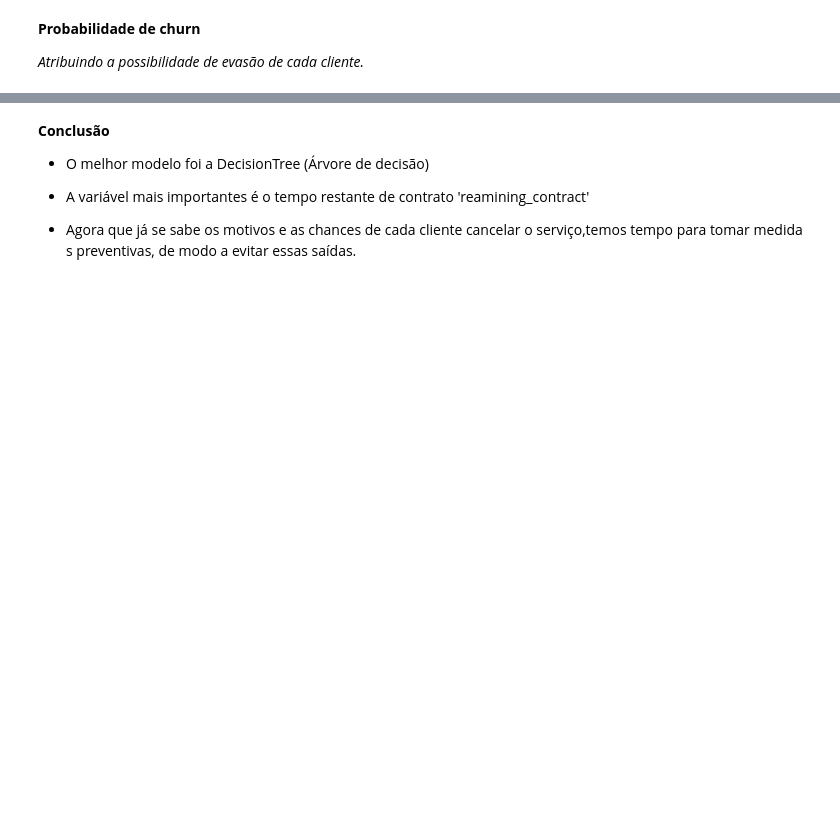
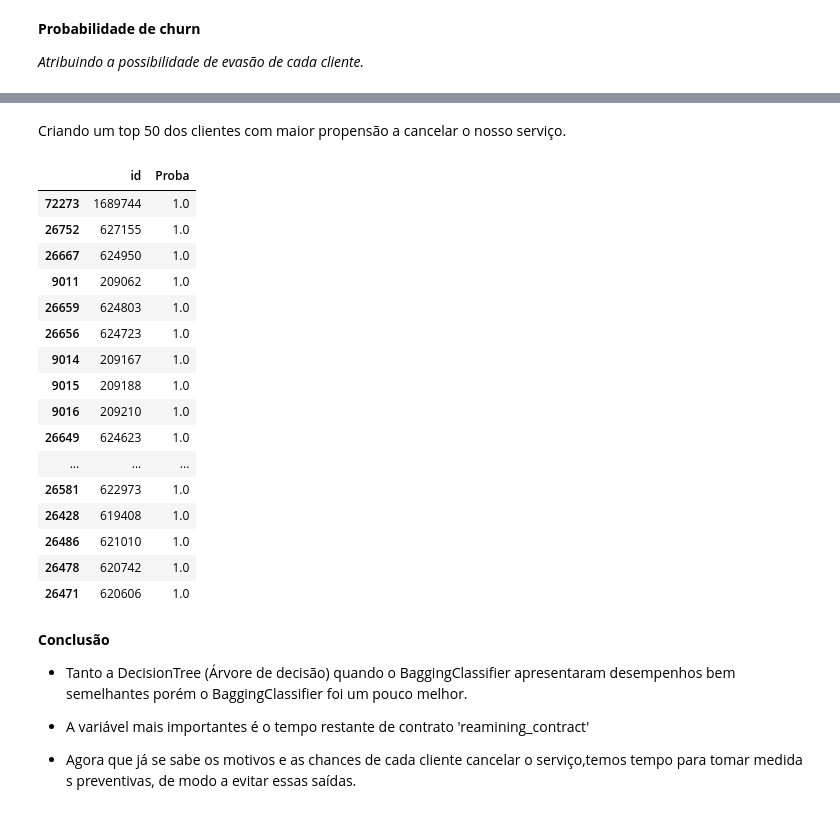
Before and after one commit to JosenildoJunior/Internet_service_churn, a Jupyter notebook: Internet_service_churn.ipynb, the cells around one changed output, grey strips where cells are left out. Saved outputs shown, nothing was run; the diff lists cells and outputs as text; code cells hidden in the pictures; blank space fills up the shorter version.

```diff
--- a/Internet_service_churn.ipynb
+++ b/Internet_service_churn.ipynb
@@ -755,0 +798,4 @@ dados[['id','proba']]
+# %%
+# Criando um novo DF ordenado em ordem decrescente
+df_ordenado = dados[['id','Proba']].sort_values(by='Proba', ascending = False)
+df_ordenado
@@ -756,7 +816,30 @@ dados[['id','proba']]
+# %% [markdown]
+Criando um top 50 dos clientes com maior propensão a cancelar o nosso serviço.
+# %%
+# Exibindo os 50 clientes com maiores chances de churn
+df_ordenado.head(50)
+# %% [output]
+|  | id | Proba |
+| 72273 | 1689744 | 1.0 |
+| 26752 | 627155 | 1.0 |
+| 26667 | 624950 | 1.0 |
+| 9011 | 209062 | 1.0 |
+| 26659 | 624803 | 1.0 |
+| 26656 | 624723 | 1.0 |
+| 9014 | 209167 | 1.0 |
+| 9015 | 209188 | 1.0 |
+| 9016 | 209210 | 1.0 |
+| 26649 | 624623 | 1.0 |
+| ... | ... | ... |
+| 26581 | 622973 | 1.0 |
+| 26428 | 619408 | 1.0 |
+| 26486 | 621010 | 1.0 |
+| 26478 | 620742 | 1.0 |
+| 26471 | 620606 | 1.0 |
 # %% [markdown]
 **Conclusão**
 
-* O melhor modelo foi a DecisionTree (Árvore de decisão)
+* Tanto a DecisionTree (Árvore de decisão) quando o BaggingClassifier apresentaram desempenhos bem semelhantes porém o BaggingClassifier foi um pouco melhor.
 * A variável mais importantes é o tempo restante de contrato 'reamining_contract'
 
 * Agora que já se sabe os motivos e as chances de cada cliente cancelar o serviço,temos tempo para tomar medidas preventivas, de modo a evitar essas saídas.
```
Also changed, not shown: parts of 39 cells of this notebook.
